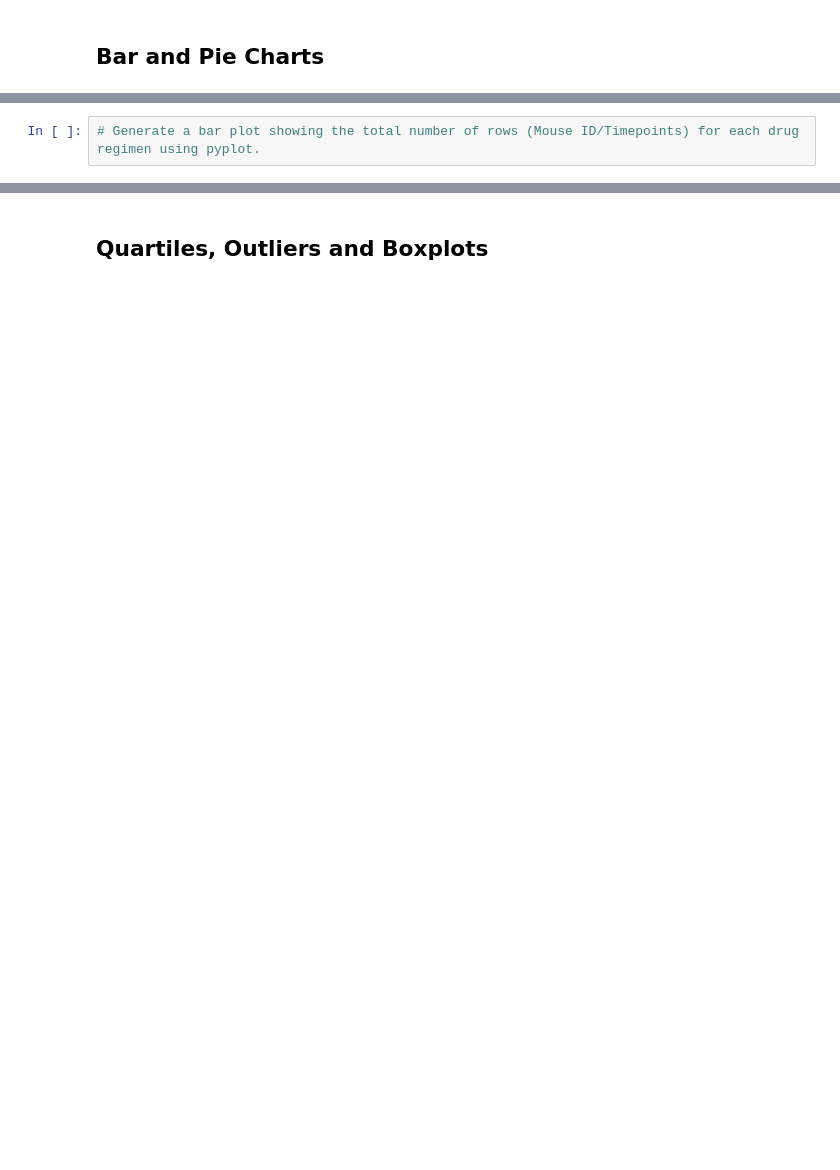
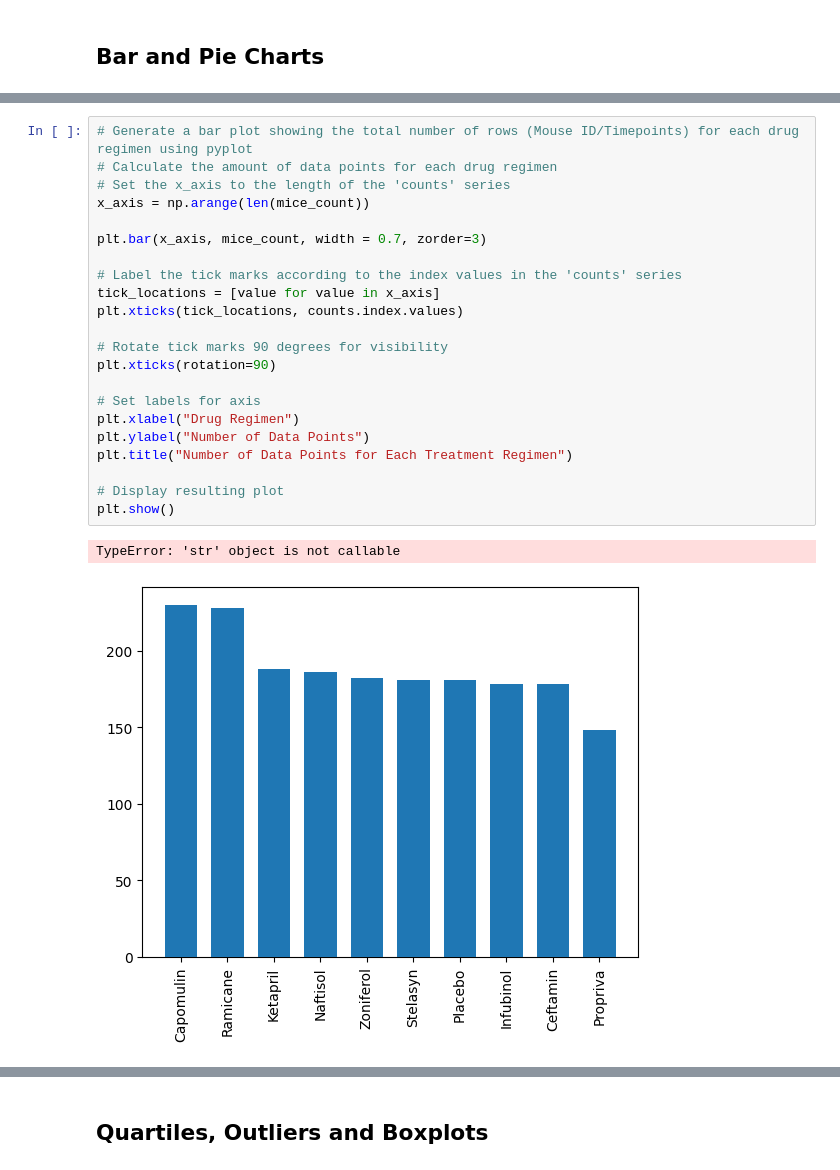
Before and after one commit to carsonnj/Pymaceuticals-Module-5-, a Jupyter notebook: pymaceuticals_Final_Code.ipynb, the cells around one changed output, grey strips where cells are left out. Saved outputs shown, nothing was run; the diff lists cells and outputs as text; blank space fills up the shorter version.

```diff
--- a/pymaceuticals_Final_Code.ipynb
+++ b/pymaceuticals_Final_Code.ipynb
@@ -142,4 +177,27 @@ summary_stats_table
-# %%
-# Generate a bar plot showing the total number of rows (Mouse ID/Timepoints) for each drug regimen using pyplot.
+# %%
+# Generate a bar plot showing the total number of rows (Mouse ID/Timepoints) for each drug regimen using pyplot
+# Calculate the amount of data points for each drug regimen
+# Set the x_axis to the length of the 'counts' series
+x_axis = np.arange(len(mice_count))
+
+plt.bar(x_axis, mice_count, width = 0.7, zorder=3)
+
+# Label the tick marks according to the index values in the 'counts' series
+tick_locations = [value for value in x_axis]
+plt.xticks(tick_locations, counts.index.values)
+
+# Rotate tick marks 90 degrees for visibility
+plt.xticks(rotation=90)
+
+# Set labels for axis
+plt.xlabel("Drug Regimen")
+plt.ylabel("Number of Data Points")
+plt.title("Number of Data Points for Each Treatment Regimen")
+
+# Display resulting plot
+plt.show()
+# %% [output]
+TypeError: 'str' object is not callable
+[figure, added]
 # %%
 # Generate a pie plot showing the distribution of female versus male mice using Pandas
```
Also changed, not shown: parts of 16 cells of this notebook.
